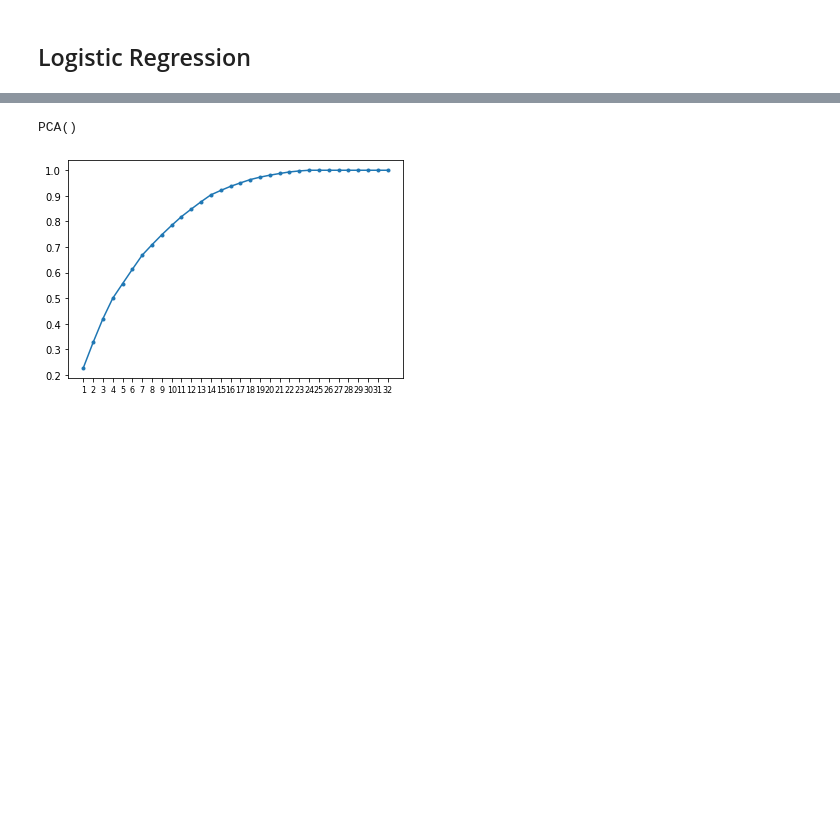
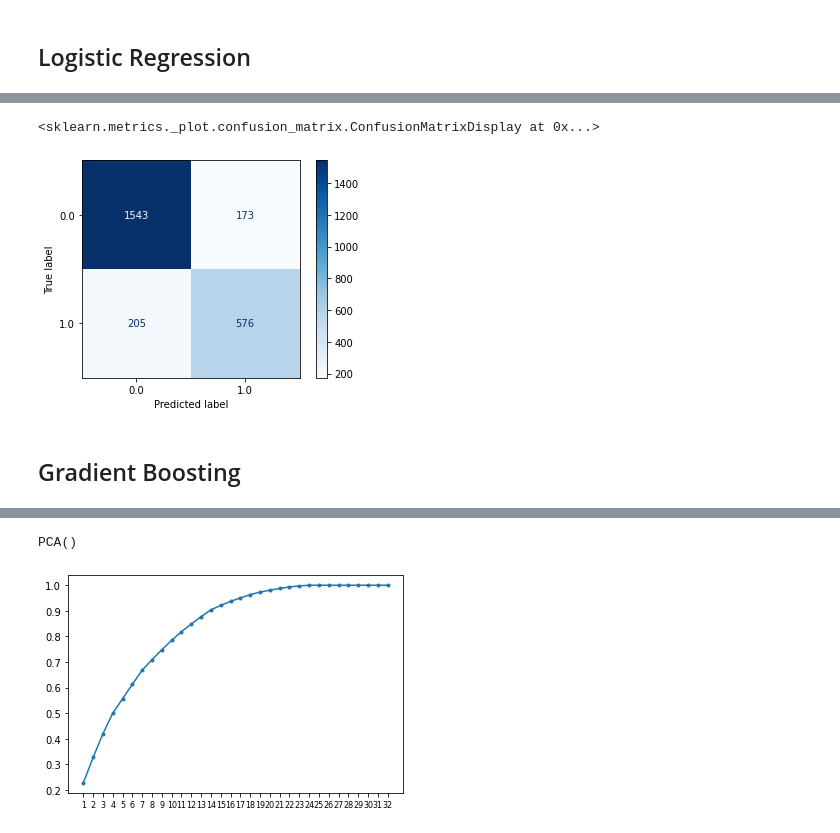
Before and after one commit to Numann-Malik/Auto-Insurance-Claims, a Jupyter notebook: CarInsurance.ipynb, the cells around one changed output, grey strips where cells are left out. Cells and saved outputs as stored; diff of their text form; code cells hidden in the pictures; blank space fills up the shorter version.

```diff
--- a/CarInsurance.ipynb
+++ b/CarInsurance.ipynb
@@ -960,0 +991,3 @@ scaled_df = scaler.fit_transform(X_train_processed)
+# %%
+# Fit the Logistic Regression GridSearchCV on the training data
+logreg_grid_search.fit(X_train_processed, y_train)
@@ -960,0 +1004,10 @@ scaled_df = scaler.fit_transform(X_train_processed)
+# %%
+# Create a recalibrated Parameter Grid Dictionary for Logistic Regression Model
+logreg_param_grid2 = {'penalty': ['l1', 'l2'],
+          'C': [0.01, 0.1, 1],
+          'class_weight': [None, 'balanced'],
+          'max_iter':[30, 50, 70]}
+
+logreg_grid_search2 = GridSearchCV(logreg, logreg_param_grid2)
+logreg_grid_search2.fit(X_train_processed, y_train)
+logreg_grid_search2.best_params_
@@ -960,0 +1016,6 @@ scaled_df = scaler.fit_transform(X_train_processed)
+# %%
+# Retrieve Best Version of Decision Tree Model
+best_logreg_model = logreg_grid_search2.best_estimator_
+
+# Refit Decision Tree Model on whole Training set
+best_logreg_model.fit(X_train_processed, y_train)
@@ -960,0 +1036,6 @@ scaled_df = scaler.fit_transform(X_train_processed)
+# %%
+# Classification Report for best Logistic Regression Model
+# best_logreg_model_pipe = make_pipeline(scaler, best_logreg_model)
+best_logreg_model.fit(X_train_processed, y_train)
+best_logreg_model_pred = best_logreg_model.predict(X_test_processed)
+print(classification_report(y_test, best_logreg_model_pred))
@@ -960,0 +1051,8 @@ scaled_df = scaler.fit_transform(X_train_processed)
+# %%
+# Display confusion matrix for best Logistic Regression model
+plot_confusion_matrix(best_logreg_model, X_test_processed, y_test, cmap = 'Blues', values_format = 'd')
+# %% [output]
+<sklearn.metrics._plot.confusion_matrix.ConfusionMatrixDisplay at 0x...>
+[figure, added]
+# %% [markdown]
+## Gradient Boosting
```
Also changed, not shown: parts of 107 cells of this notebook.
